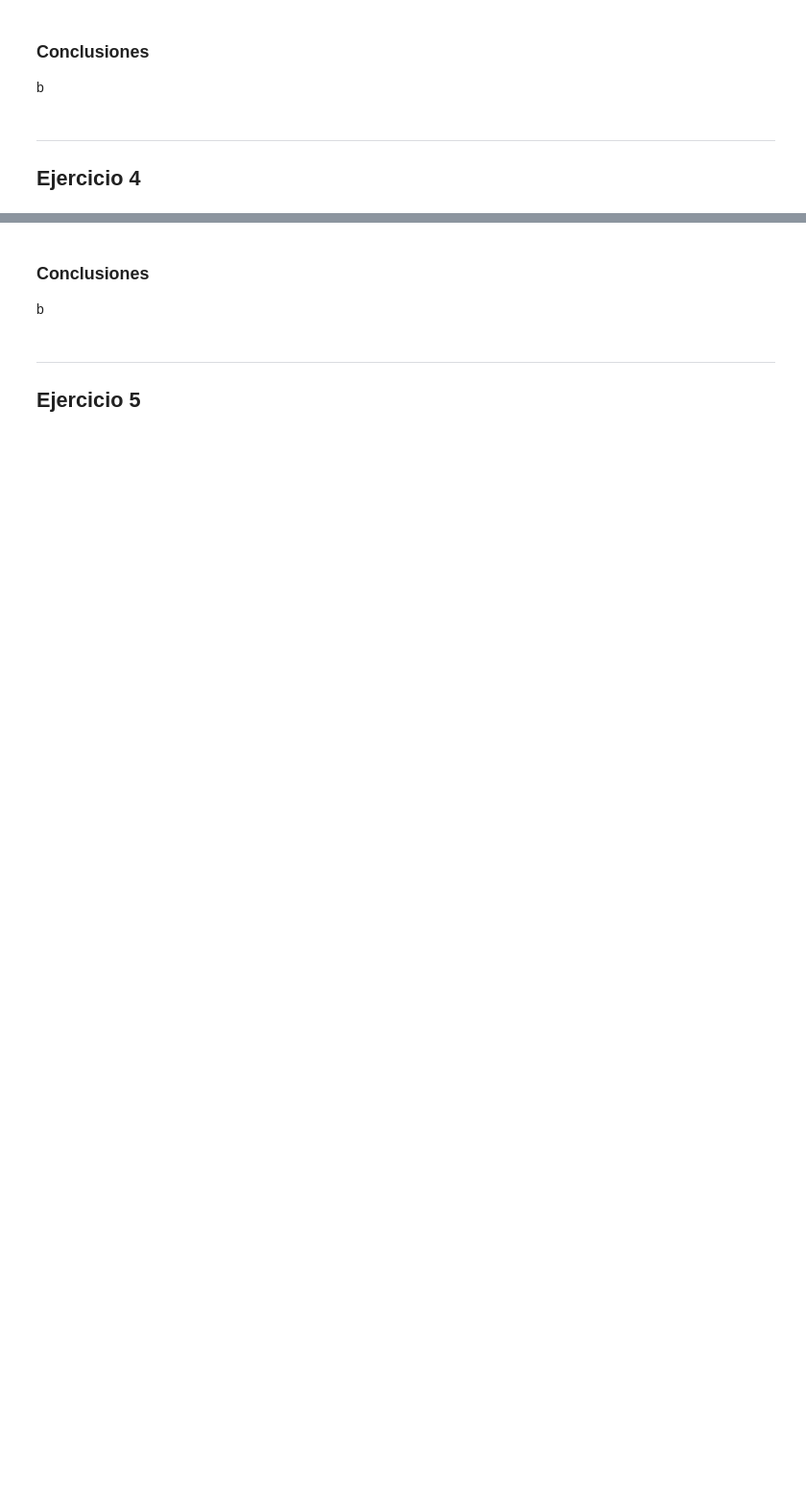
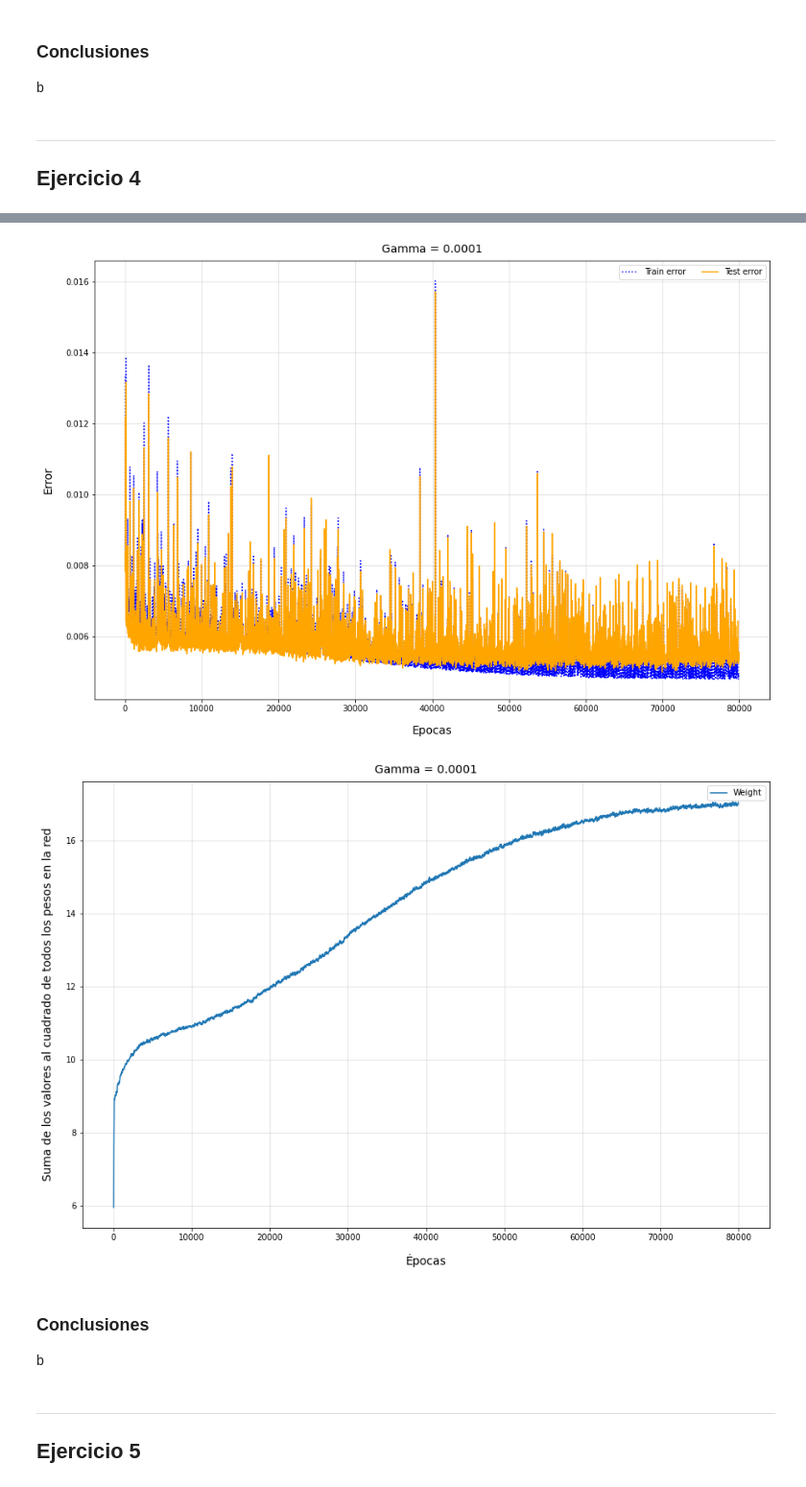
Before and after one commit to jfarizano/IntroML, a Jupyter notebook: tp2.ipynb, the cells around one changed output, grey strips where cells are left out. Shown at 96% size. Cells and saved outputs as stored; diff of their text form; code cells hidden in the pictures; blank space fills up the shorter version.

```diff
--- a/tp2.ipynb
+++ b/tp2.ipynb
@@ -275,9 +301,12 @@ ej4_errors_table_df
 # %%
 errors_df = pd.read_csv("datasets/gammas/ann_gammas_errors.csv")
 weights_df = pd.read_csv("datasets/gammas/ann_gammas_weights.csv")
 
-graph_errors(errors_df, 'Epocas')
-graph_weights(weights_df, 'Epocas')
+graph_errors(errors_df, 'Epocas', title = "Gamma = 0.0001")
+graph_weights(weights_df, 'Epocas', title = "Gamma = 0.0001")
+# %% [output]
+[figure, added]
+[figure, added]
 # %% [markdown]
 ### Conclusiones
 b
```
Also changed, not shown: parts of 15 cells of this notebook, 8 other files.
